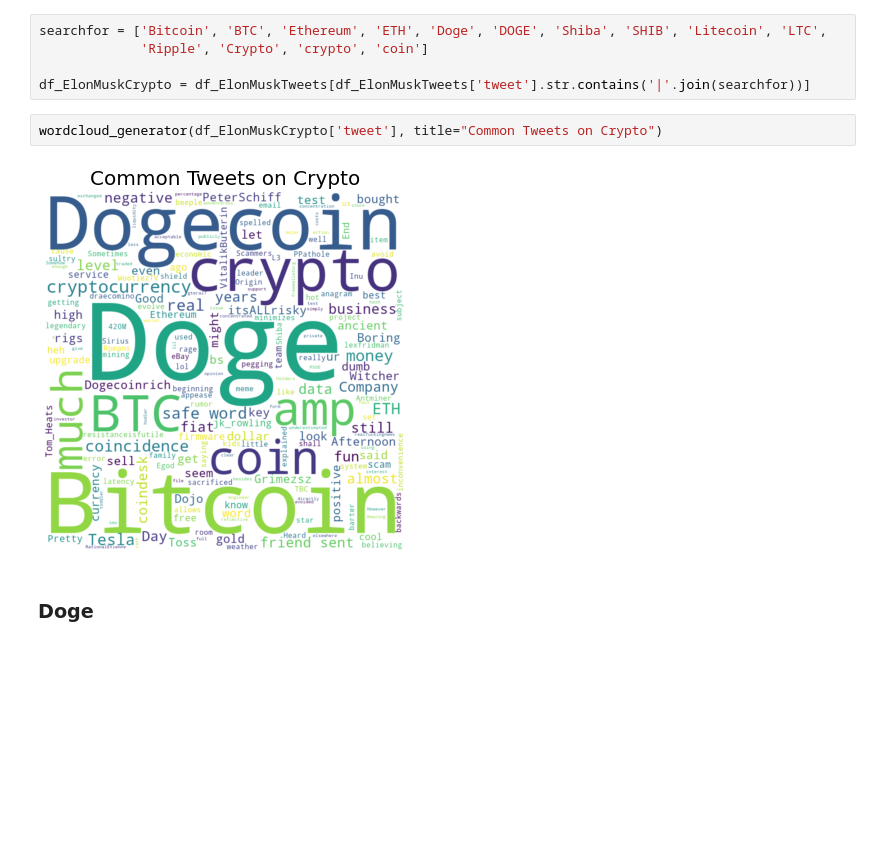
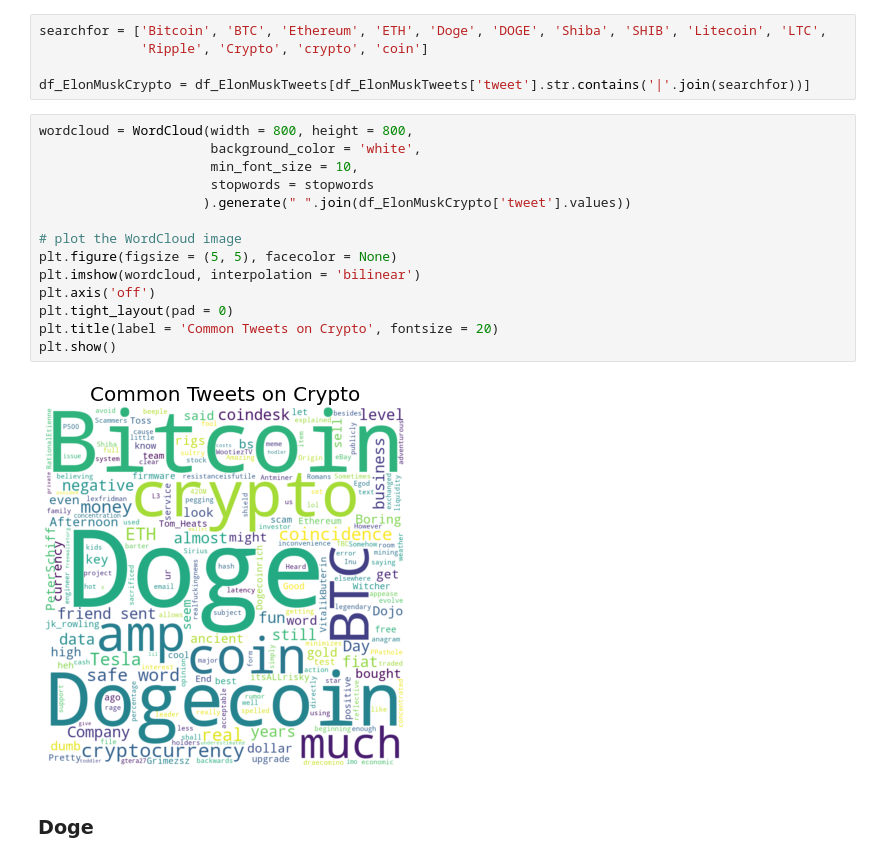
Before and after one commit to abbylmm/DS_Uncut, a Jupyter notebook: elonmusktweets.ipynb, the cells around one changed output. Saved outputs shown, nothing was run; the diff lists cells and outputs as text; blank space fills up the shorter version.

```diff
--- a/elonmusktweets.ipynb
+++ b/elonmusktweets.ipynb
@@ -231,10 +231,22 @@ searchfor = ['Bitcoin', 'BTC', 'Ethereum', 'ETH', 'Doge', 'DOGE', 'Shiba', 'SHIB
              'Ripple', 'Crypto', 'crypto', 'coin']
 
 df_ElonMuskCrypto = df_ElonMuskTweets[df_ElonMuskTweets['tweet'].str.contains('|'.join(searchfor))]
-# %%
-wordcloud_generator(df_ElonMuskCrypto['tweet'], title="Common Tweets on Crypto")
-# %% [output]
-[figure, removed]
+# %%
+wordcloud = WordCloud(width = 800, height = 800,
+                      background_color = 'white',
+                      min_font_size = 10,
+                      stopwords = stopwords
+                     ).generate(" ".join(df_ElonMuskCrypto['tweet'].values))
+
+# plot the WordCloud image
+plt.figure(figsize = (5, 5), facecolor = None)
+plt.imshow(wordcloud, interpolation = 'bilinear')
+plt.axis('off')
+plt.tight_layout(pad = 0)
+plt.title(label = 'Common Tweets on Crypto', fontsize = 20)
+plt.show()
+# %% [output]
+[figure, added]
 # %% [markdown]
 ### Doge
 # %%
```
Also changed, not shown: parts of 2 cells of this notebook.
